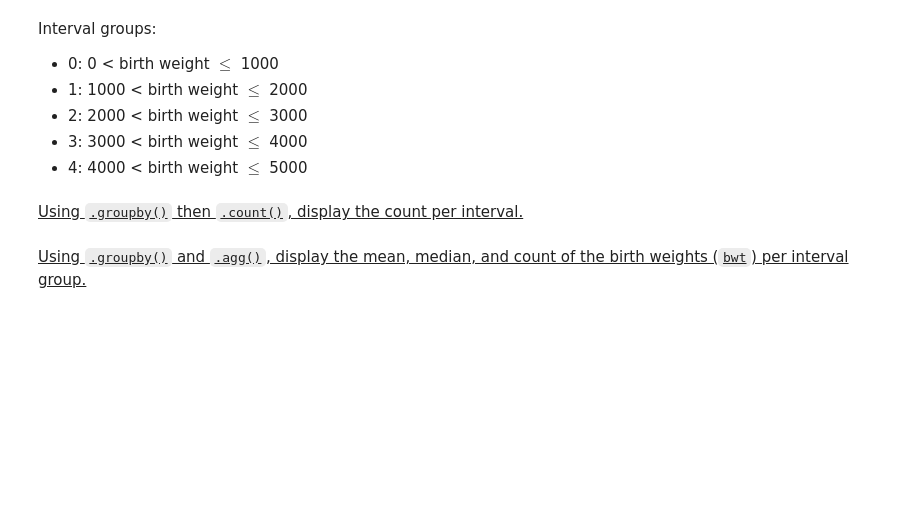
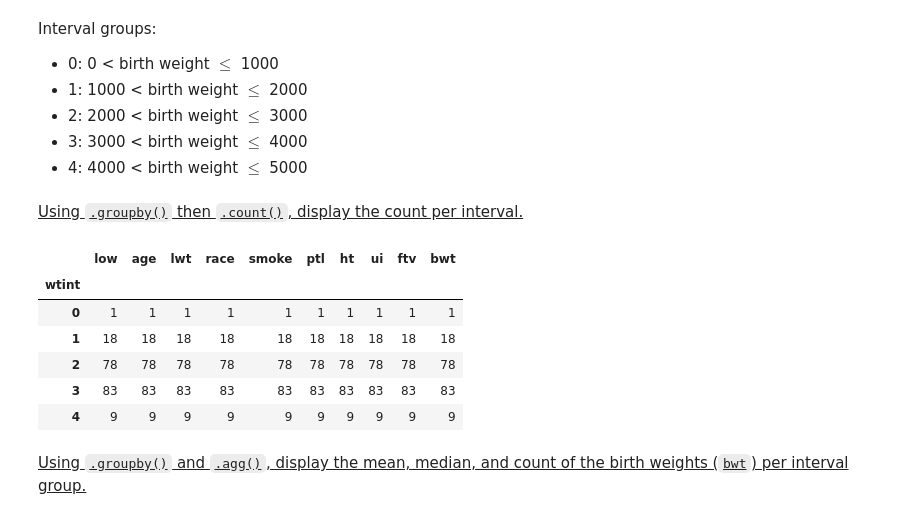
Before and after one commit to LucasVon0645/TUDa_MachineLearning-DS-Exercises, a Jupyter notebook: Data Science I/Statistical Methods and Inference/T3.1_DescriptiveStatistics.ipynb, the cells around one changed output. Saved outputs shown, nothing was run; the diff lists cells and outputs as text; code cells hidden in the pictures; blank space fills up the shorter version.

```diff
--- a/Data Science I/Statistical Methods and Inference/T3.1_DescriptiveStatistics.ipynb
+++ b/Data Science I/Statistical Methods and Inference/T3.1_DescriptiveStatistics.ipynb
@@ -211,2 +284,13 @@ Interval groups:
+# %%
+#Ans:
+birthwt.groupby("wtint").agg('count')
+# %% [output]
+|  | low | age | lwt | race | smoke | ptl | ht | ui | ftv | bwt |
+| wtint |  |  |  |  |  |  |  |  |  |  |
+| 0 | 1 | 1 | 1 | 1 | 1 | 1 | 1 | 1 | 1 | 1 |
+| 1 | 18 | 18 | 18 | 18 | 18 | 18 | 18 | 18 | 18 | 18 |
+| 2 | 78 | 78 | 78 | 78 | 78 | 78 | 78 | 78 | 78 | 78 |
+| 3 | 83 | 83 | 83 | 83 | 83 | 83 | 83 | 83 | 83 | 83 |
+| 4 | 9 | 9 | 9 | 9 | 9 | 9 | 9 | 9 | 9 | 9 |
 # %% [markdown]
 <u>Using `.groupby()` and `.agg()`, display the mean, median, and count of the birth weights (`bwt`) per interval group.</u>
```
Also changed, not shown: parts of 57 cells of this notebook.
